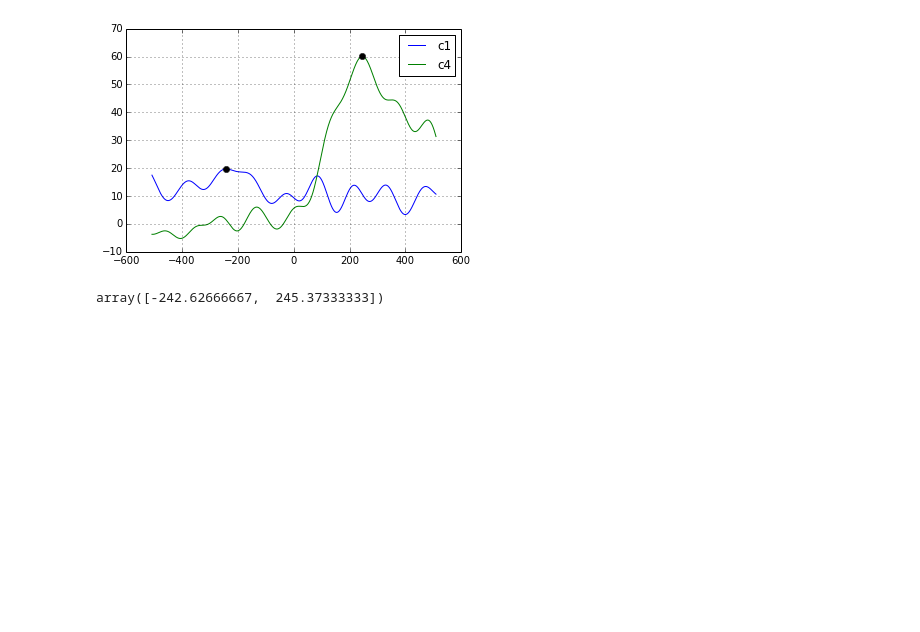
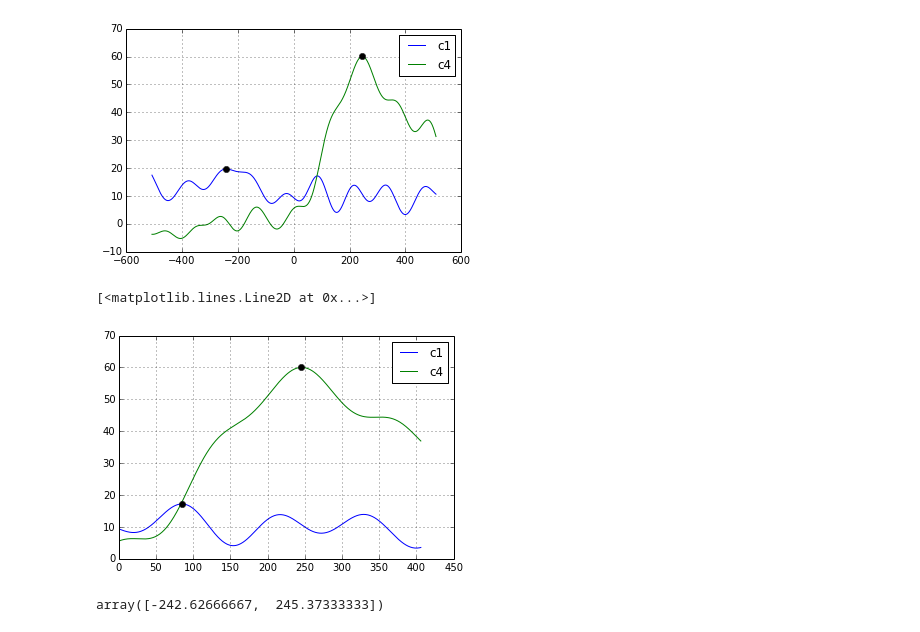
Before and after one commit to matarhaller/ECOGpy, a Jupyter notebook: duration.ipynb, the cells around one changed output. Cells and saved outputs as stored; diff of their text form; code cells hidden in the pictures; blank space fills up the shorter version.

Commit message:
plot with new criteria

```diff
--- a/duration.ipynb
+++ b/duration.ipynb
@@ -130,12 +124,12 @@ for subj_task in df_all[['subj','task']].groupby(['subj','task']):
     savefig(filename)
     plt.close()
 
-    #filename = os.path.join(SJdir, 'PCA', 'RTlocked_peaks', ''.join([subj, '_', task, '.png']))
-    #ax = clusters_resp.plot(np.arange(st_tp, en_tp+1))
-    #ax.plot(clusters_resp.idxmax().apply(lambda x: (x+st_tp).flatten()[0]).values, clusters_resp.max() , 'ko', linewidth = 2)
-    #ax.set_title(' '.join([subj, task]))
-    #savefig(filename)
-    #plt.close()
+    filename = os.path.join(SJdir, 'PCA', 'RTlocked_peaks', ''.join([subj, '_', task, '.png']))
+    ax = clusters_resp.plot(np.arange(st_tp, en_tp+1))
+    ax.plot(clusters_resp.idxmax().apply(lambda x: (x+st_tp).flatten()[0]).values, clusters_resp.max() , 'ko', linewidth = 2)
+    ax.set_title(' '.join([subj, task]))
+    savefig(filename)
+    plt.close()
 
     #print clusters_resp.idxmax().apply(lambda x: x/srate*1000-500) - clusters_resp.idxmax().apply(lambda x: (x+st_tp)/srate*1000)
 # %%
@@ -160,6 +154,13 @@ plot(clusters_resp.idxmax().apply(lambda x: (x+st_tp).flatten()[0]).values, clus
 # %% [output]
 [<matplotlib.lines.Line2D at 0x...>]
 [figure]
+# %%
+en_tp = 900/1000*srate
+clusters_resp.iloc[-st_tp:en_tp].plot(np.arange(0, en_tp+st_tp))
+plt.plot(clusters_resp.iloc[-st_tp:en_tp].idxmax().apply(lambda x: (x+st_tp).flatten()[0]).values, clusters_resp.iloc[-st_tp:en_tp].max(),'ko')
+# %% [output]
+[<matplotlib.lines.Line2D at 0x...>]
+[figure, added]
 # %%
 clusters_resp.idxmax().apply(lambda x: (x+st_tp).flatten()[0]).values
 # %% [output]
```
Also changed, not shown: parts of 1 cell of this notebook, 2 other files.
